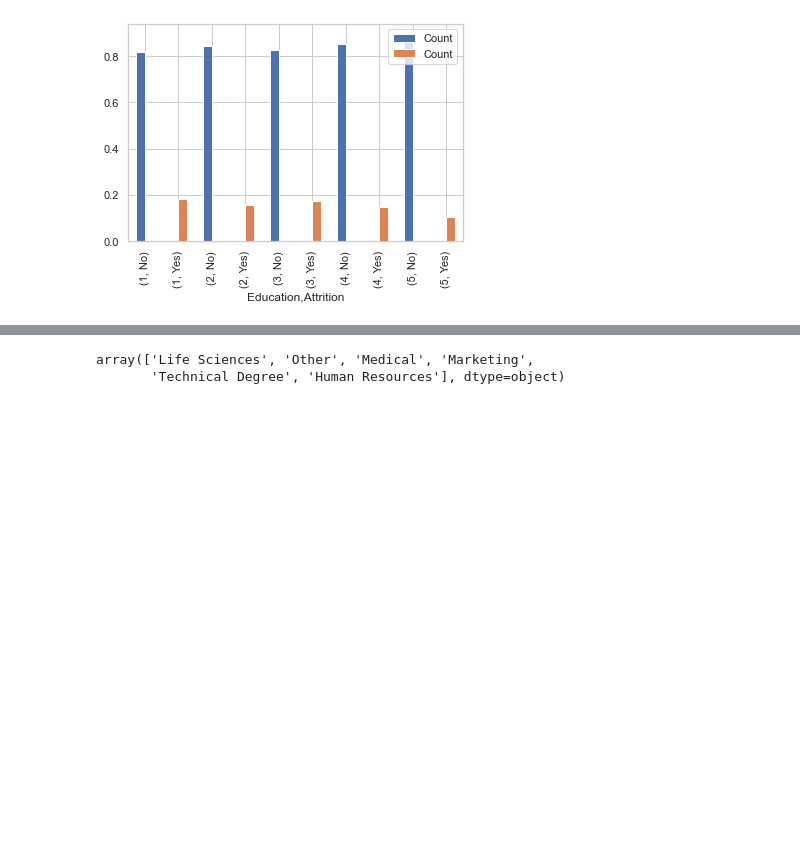
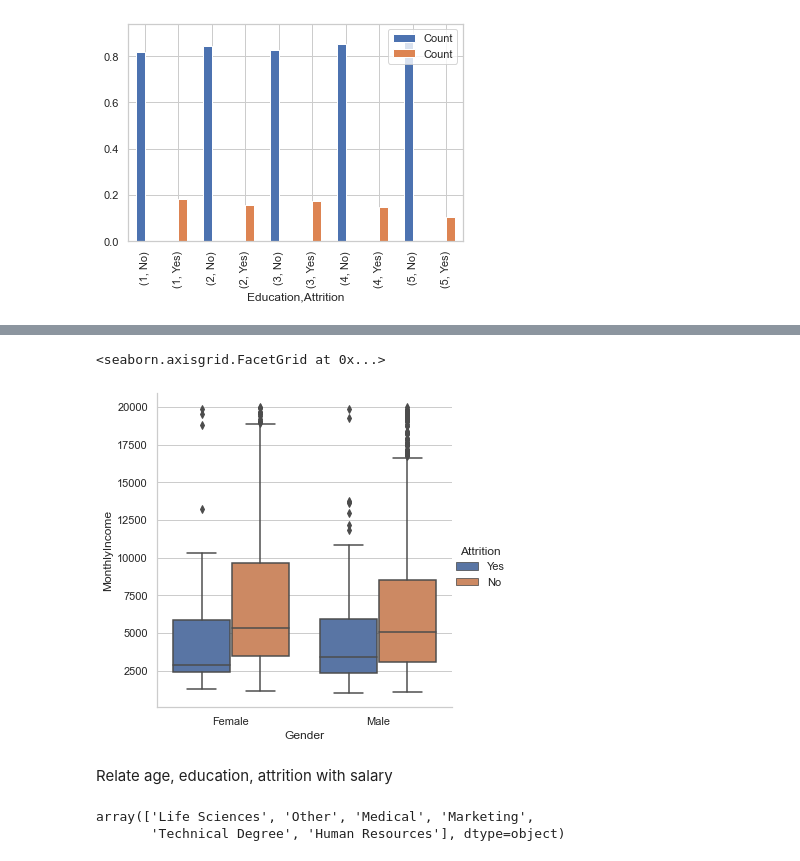
Before and after one commit to Ghosh-Anisha/Data-Analytics-Mini-Project, a Jupyter notebook: Anisha_0-7.ipynb, the cells around one changed output, grey strips where cells are left out. Cells and saved outputs as stored; diff of their text form; code cells hidden in the pictures; blank space fills up the shorter version.

```diff
--- a/Anisha_0-7.ipynb
+++ b/Anisha_0-7.ipynb
@@ -422,3 +416,11 @@ pd.concat(
+# %%
+sns.catplot(x="Gender", y="MonthlyIncome", hue="Attrition", kind="box", data=df)
+#add swarmplot
+# %% [output]
+<seaborn.axisgrid.FacetGrid at 0x...>
+[figure, added]
+# %% [markdown]
+Relate age, education, attrition with salary
 # %%
 df.EducationField.unique()
 # %% [output]
```
Also changed, not shown: parts of 9 cells of this notebook.
